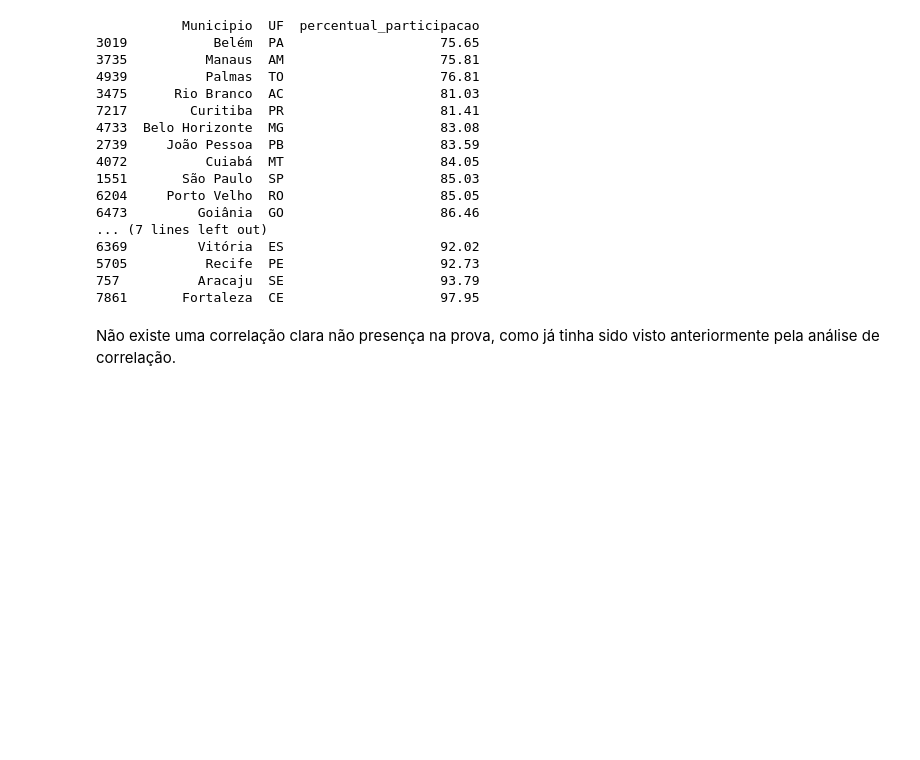
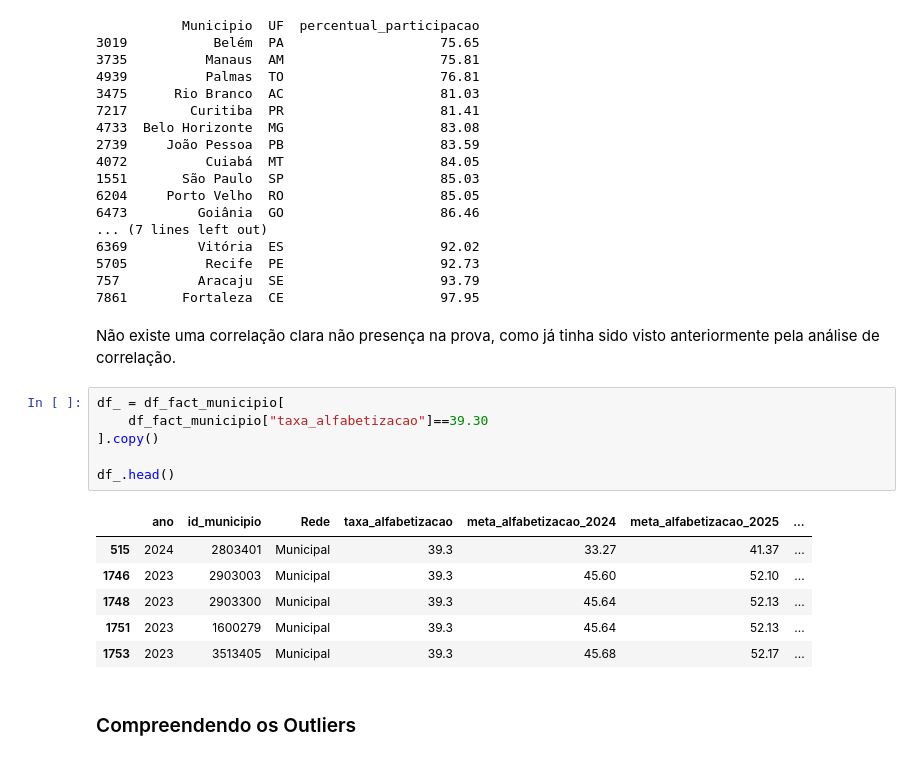
Before and after one commit to IcaroBedinotto-bed/tech-challenge-fase3, a Jupyter notebook: notebooks/05_exploracao_silver.ipynb, the cells around one changed output. Saved outputs shown, nothing was run; the diff lists cells and outputs as text; blank space fills up the shorter version.

```diff
--- a/notebooks/01_exploracao_silver.ipynb
+++ b/notebooks/05_exploracao_silver.ipynb
@@ -530,3 +635,18 @@ print(resultado_capitais)
 7861       Fortaleza  CE                    97.95
 # %% [markdown]
 Não existe uma correlação clara não presença na prova, como já tinha sido visto anteriormente pela análise de correlação.
+# %%
+df_ = df_fact_municipio[
+    df_fact_municipio["taxa_alfabetizacao"]==39.30
+].copy()
+
+df_.head()
+# %% [output]
+|  | ano | id_municipio | Rede | taxa_alfabetizacao | meta_alfabetizacao_2024 | meta_alfabetizacao_2025 | ... |
+| 515 | 2024 | 2803401 | Municipal | 39.3 | 33.27 | 41.37 | ... |
+| 1746 | 2023 | 2903003 | Municipal | 39.3 | 45.60 | 52.10 | ... |
+| 1748 | 2023 | 2903300 | Municipal | 39.3 | 45.64 | 52.13 | ... |
+| 1751 | 2023 | 1600279 | Municipal | 39.3 | 45.64 | 52.13 | ... |
+| 1753 | 2023 | 3513405 | Municipal | 39.3 | 45.68 | 52.17 | ... |
+# %% [markdown]
+### Compreendendo os Outliers
```
Also changed, not shown: parts of 11 cells of this notebook, 27 other files.
